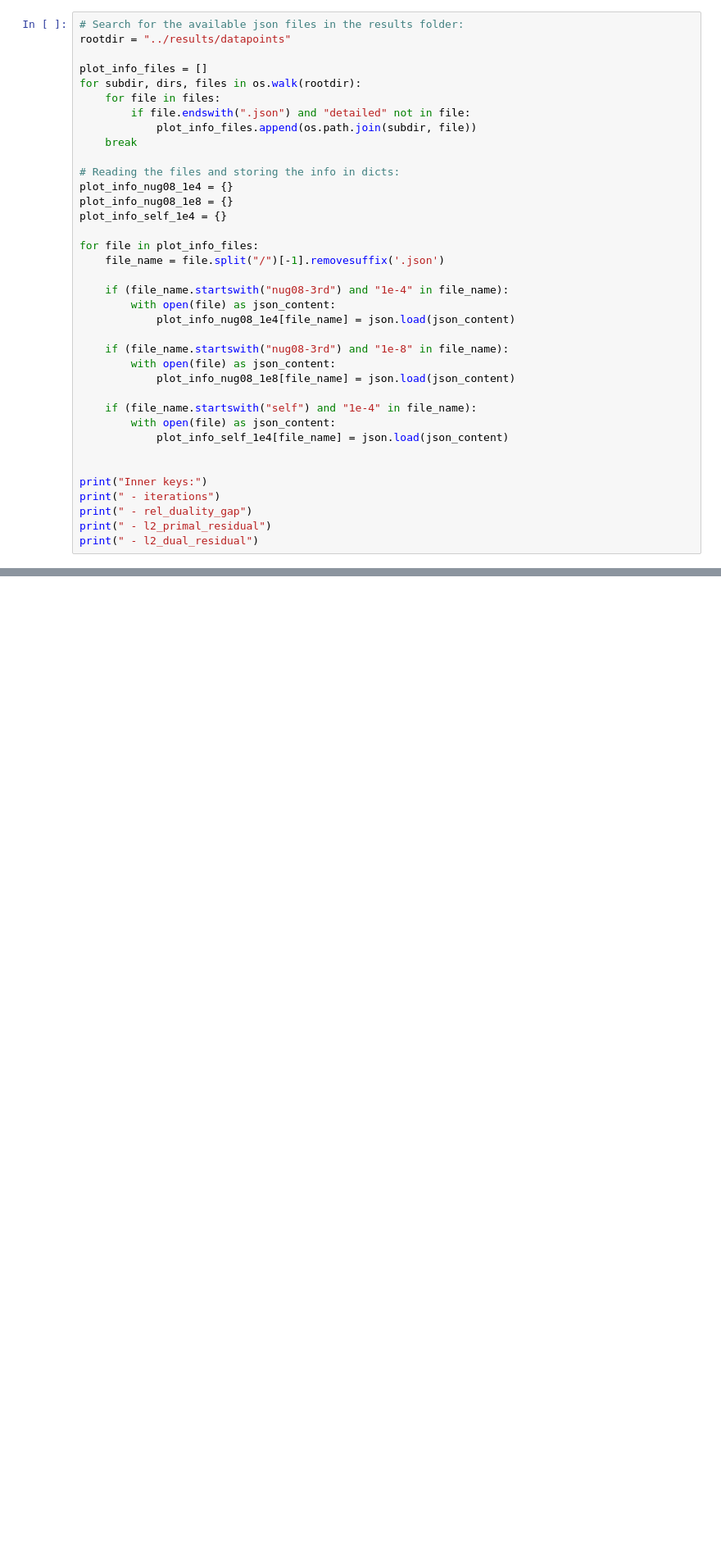
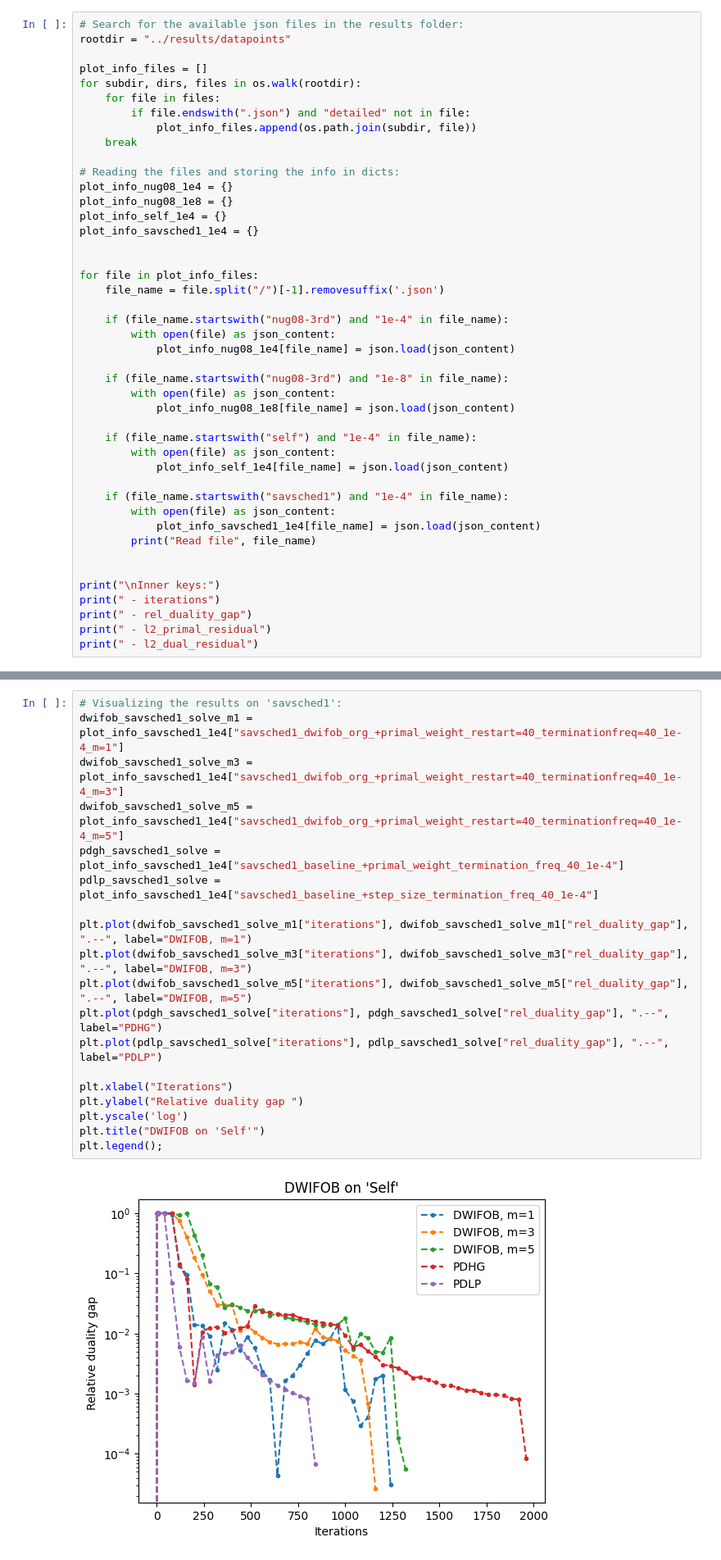
Before and after one commit to TheodorAT/MasterThesis, a Jupyter notebook: scripts/plot_convergences.ipynb, the cells around one changed output, grey strips where cells are left out. Shown at 82% size. Cells and saved outputs as stored; diff of their text form; blank space fills up the shorter version.

```diff
--- a/scripts/plot_convergences.ipynb
+++ b/scripts/plot_convergences.ipynb
@@ -17,6 +17,8 @@ for subdir, dirs, files in os.walk(rootdir):
 plot_info_nug08_1e4 = {}
 plot_info_nug08_1e8 = {}
 plot_info_self_1e4 = {}
+plot_info_savsched1_1e4 = {}
+
 
 for file in plot_info_files:
     file_name = file.split("/")[-1].removesuffix('.json')
@@ -33,8 +35,13 @@ for file in plot_info_files:
         with open(file) as json_content:
             plot_info_self_1e4[file_name] = json.load(json_content)
 
+    if (file_name.startswith("savsched1") and "1e-4" in file_name):
+        with open(file) as json_content:
+            plot_info_savsched1_1e4[file_name] = json.load(json_content)
+        print("Read file", file_name)
 
-print("Inner keys:")
+
+print("\nInner keys:")
 print(" - iterations")
 print(" - rel_duality_gap")
 print(" - l2_primal_residual")
@@ -279,3 +298,24 @@ plt.legend();
 [figure]
 [figure]
 [figure]
+# %%
+# Visualizing the results on 'savsched1':
+dwifob_savsched1_solve_m1 = plot_info_savsched1_1e4["savsched1_dwifob_org_+primal_weight_restart=40_terminationfreq=40_1e-4_m=1"]
+dwifob_savsched1_solve_m3 = plot_info_savsched1_1e4["savsched1_dwifob_org_+primal_weight_restart=40_terminationfreq=40_1e-4_m=3"]
+dwifob_savsched1_solve_m5 = plot_info_savsched1_1e4["savsched1_dwifob_org_+primal_weight_restart=40_terminationfreq=40_1e-4_m=5"]
+pdgh_savsched1_solve = plot_info_savsched1_1e4["savsched1_baseline_+primal_weight_termination_freq_40_1e-4"]
+pdlp_savsched1_solve = plot_info_savsched1_1e4["savsched1_baseline_+step_size_termination_freq_40_1e-4"]
+
+plt.plot(dwifob_savsched1_solve_m1["iterations"], dwifob_savsched1_solve_m1["rel_duality_gap"], ".--", label="DWIFOB, m=1")
+plt.plot(dwifob_savsched1_solve_m3["iterations"], dwifob_savsched1_solve_m3["rel_duality_gap"], ".--", label="DWIFOB, m=3")
+plt.plot(dwifob_savsched1_solve_m5["iterations"], dwifob_savsched1_solve_m5["rel_duality_gap"], ".--", label="DWIFOB, m=5")
+plt.plot(pdgh_savsched1_solve["iterations"], pdgh_savsched1_solve["rel_duality_gap"], ".--", label="PDHG")
+plt.plot(pdlp_savsched1_solve["iterations"], pdlp_savsched1_solve["rel_duality_gap"], ".--", label="PDLP")
+
+plt.xlabel("Iterations")
+plt.ylabel("Relative duality gap ")
+plt.yscale('log')
+plt.title("DWIFOB on 'Self'")
+plt.legend();
+# %% [output]
+[figure, added]
```
Also changed, not shown: parts of 2 cells of this notebook, 9 other files.
